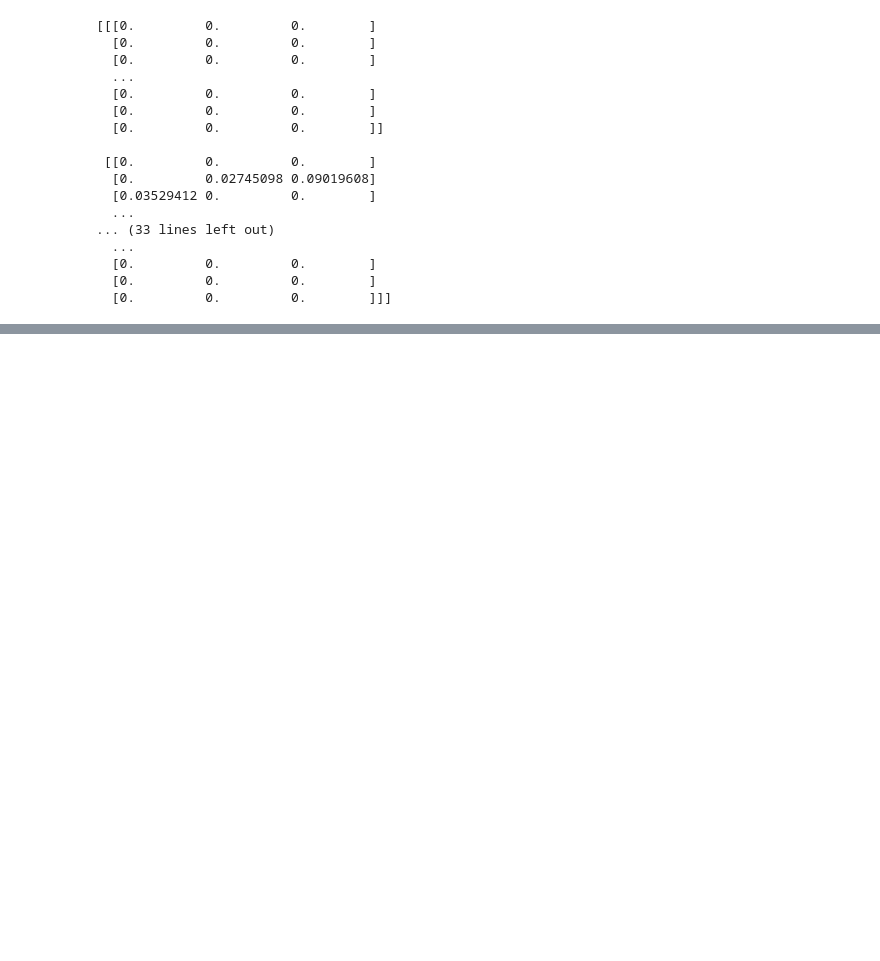
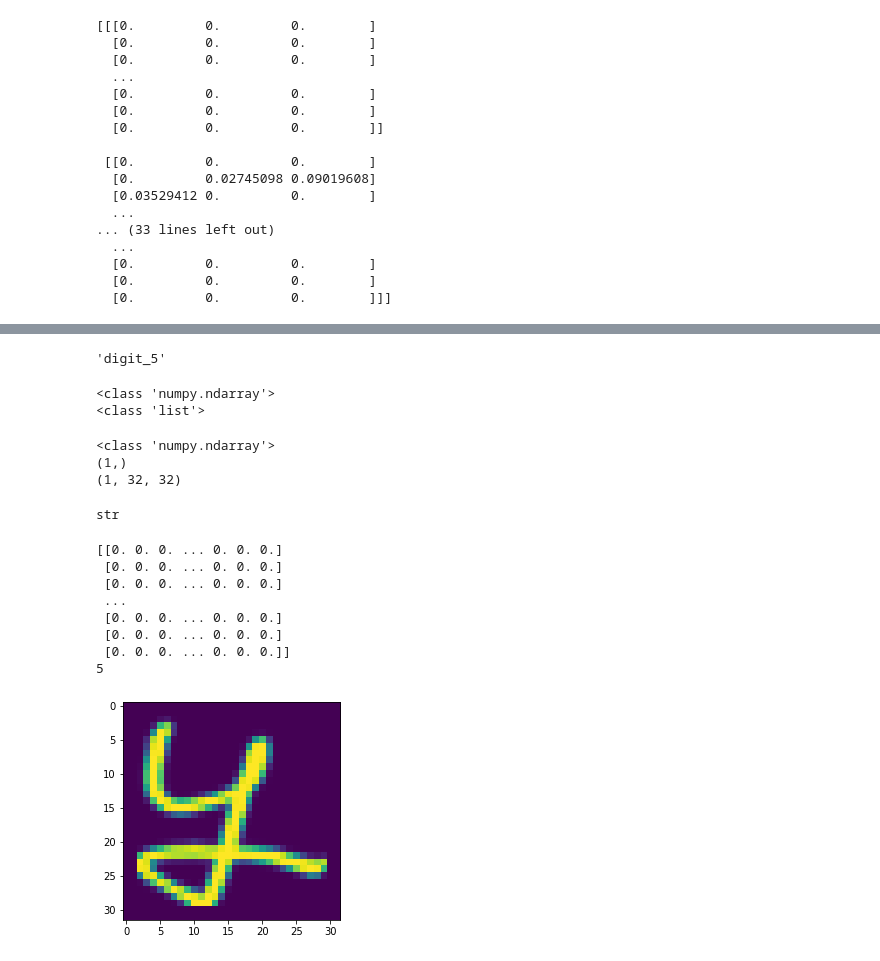
Before and after one commit to Chandigarh-University-students/Devanagri-Text-Classifier, a Jupyter notebook: Devanagri2_py.ipynb, the cells around one changed output, grey strips where cells are left out. Saved outputs shown, nothing was run; the diff lists cells and outputs as text; code cells hidden in the pictures; blank space fills up the shorter version.

```diff
--- a/Devanagri2_py.ipynb
+++ b/Devanagri2_py.ipynb
@@ -55,0 +117,6 @@ print(PIL_train_img_data[0])
+# %%
+model.compile(optimizer = 'adam',
+              loss = 'sparse_categorical_crossentropy',
+              metrics=['accuracy'])
+# %%
+model.fit(imageArr, label , epochs=5)
@@ -55,0 +135,46 @@ print(PIL_train_img_data[0])
+# %%
+train_class_name[0]
+# %% [output]
+'digit_5'
+# %%
+print(type(image))
+print(type(train_class_name))
+# %% [output]
+<class 'numpy.ndarray'>
+<class 'list'>
+# %%
+label=np.array([5])
+imageArr=np.array([image])
+print(type(label))
+print(label.shape)
+print(imageArr.shape)
+# %% [output]
+<class 'numpy.ndarray'>
+(1,)
+(1, 32, 32)
+# %%
+type(train_class_name[0])
+# %% [output]
+str
+# %%
+file2=os.listdir(os.path.join(img_folder, dir1))[2]
+image_path2= os.path.join(img_folder, dir1,  file2)
+image2= np.array(Image.open(image_path2))
+image2 = image2.astype('float32')
+image2 /= 255
+print(image2)
+plt.subplot(111)
+plt.imshow(image2)
+
+prediction=model.predict(np.array([image2]))
+print(np.argmax(prediction[0]))
+# %% [output]
+[[0. 0. 0. ... 0. 0. 0.]
+ [0. 0. 0. ... 0. 0. 0.]
+ [0. 0. 0. ... 0. 0. 0.]
+ ...
+ [0. 0. 0. ... 0. 0. 0.]
+ [0. 0. 0. ... 0. 0. 0.]
+ [0. 0. 0. ... 0. 0. 0.]]
+5
+[figure, added]
```
Also changed, not shown: parts of 11 cells of this notebook.
